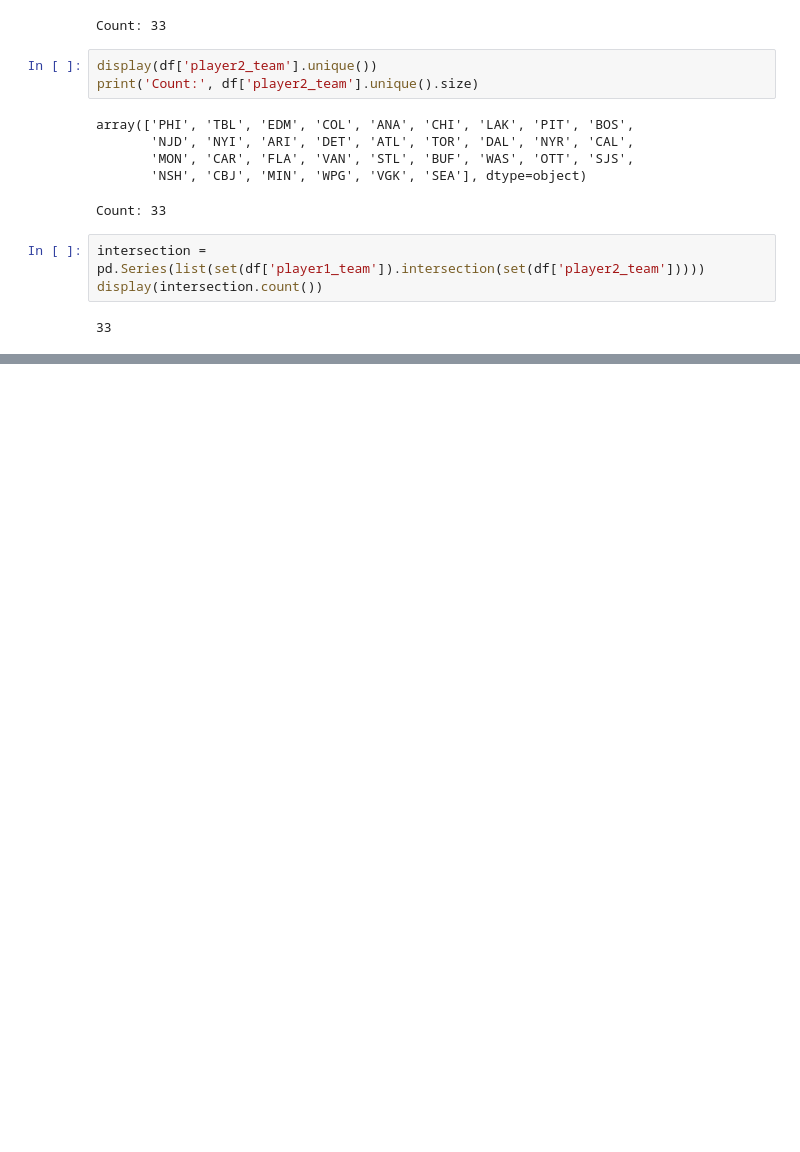
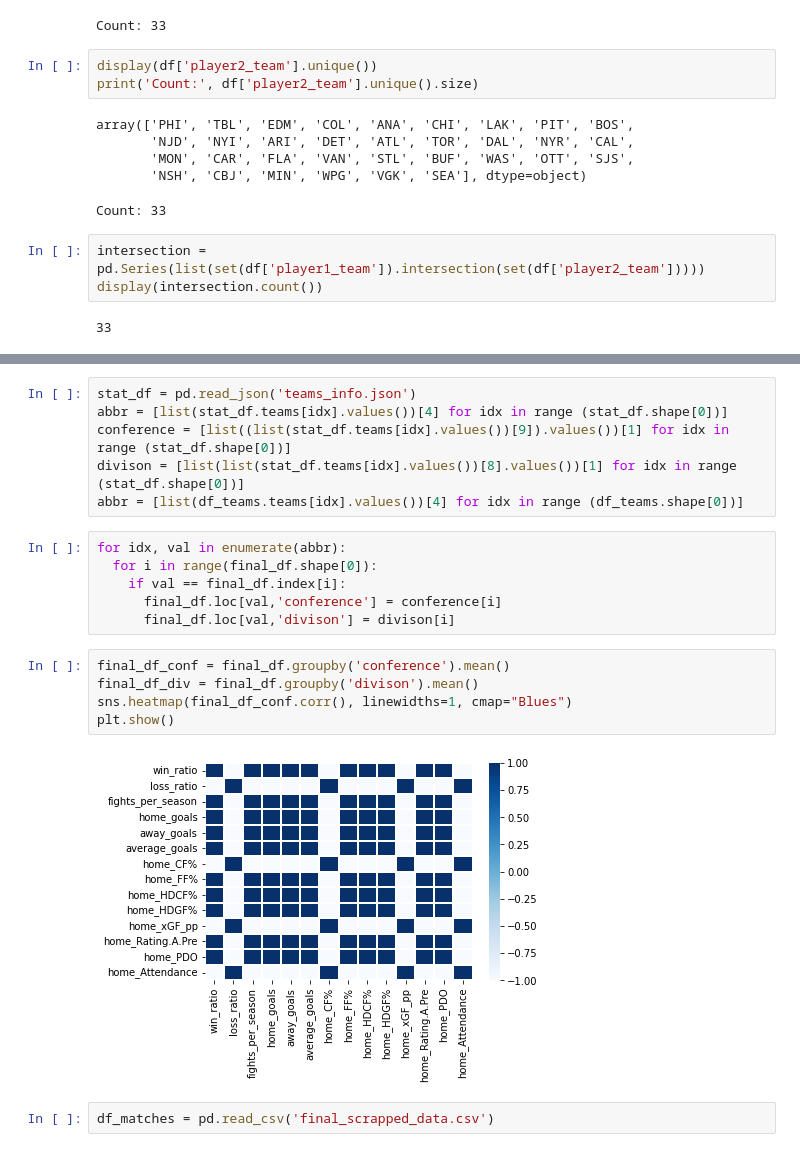
Before and after one commit to aadityapanchal/NHL-Analytics, a Jupyter notebook: fight.ipynb, the cells around one changed output, grey strips where cells are left out. Saved outputs shown, nothing was run; the diff lists cells and outputs as text; blank space fills up the shorter version.

```diff
--- a/fight.ipynb
+++ b/fight.ipynb
@@ -223,0 +308,21 @@ set(pd.Series(winners).unique()) - set(total_fights.keys())
+# %%
+stat_df = pd.read_json('teams_info.json')
+abbr = [list(stat_df.teams[idx].values())[4] for idx in range (stat_df.shape[0])]
+conference = [list((list(stat_df.teams[idx].values())[9]).values())[1] for idx in range (stat_df.shape[0])]
+divison = [list(list(stat_df.teams[idx].values())[8].values())[1] for idx in range (stat_df.shape[0])]
+abbr = [list(df_teams.teams[idx].values())[4] for idx in range (df_teams.shape[0])]
+# %%
+for idx, val in enumerate(abbr):
+  for i in range(final_df.shape[0]):
+    if val == final_df.index[i]:
+      final_df.loc[val,'conference'] = conference[i]
+      final_df.loc[val,'divison'] = divison[i]
+# %%
+final_df_conf = final_df.groupby('conference').mean()
+final_df_div = final_df.groupby('divison').mean()
+sns.heatmap(final_df_conf.corr(), linewidths=1, cmap="Blues")
+plt.show()
+# %% [output]
+[figure, added]
+# %%
+df_matches = pd.read_csv('final_scrapped_data.csv')
```
Also changed, not shown: parts of 48 cells of this notebook.
